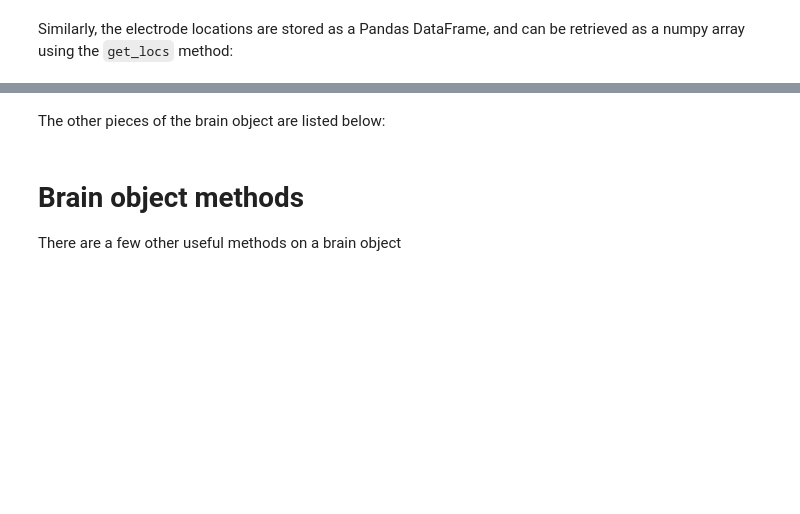
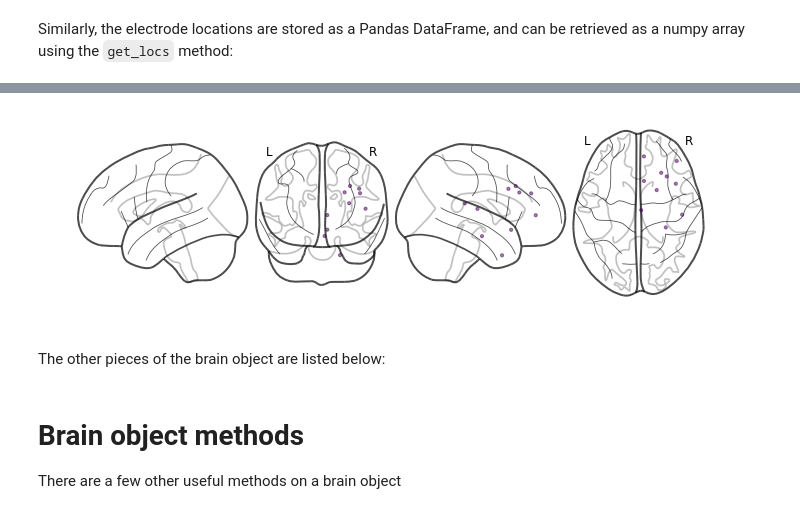
Before and after one commit to ContextLab/supereeg, a Jupyter notebook: docs/tutorial/brain_objects.ipynb, the cells around one changed output, grey strips where cells are left out. Drawn from its saved outputs; the diff is of its cells as text; code cells hidden in the pictures; blank space fills up the shorter version.

```diff
--- a/docs/tutorial/brain_objects.ipynb
+++ b/docs/tutorial/brain_objects.ipynb
@@ -143,3 +159,7 @@ array([[-13,  16,  74],
+# %%
+bo.plot_locs()
+# %% [output]
+[figure, added]
 # %% [markdown]
 The other pieces of the brain object are listed below:
 # %%
```
Also changed, not shown: parts of 23 cells of this notebook, 5 other files.
